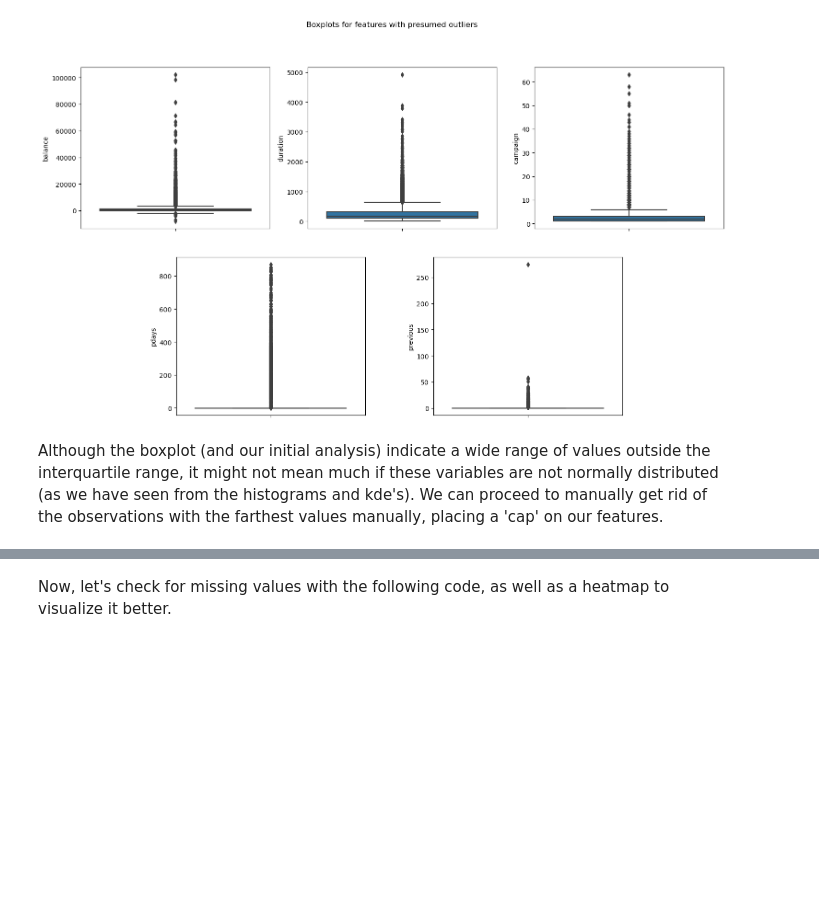
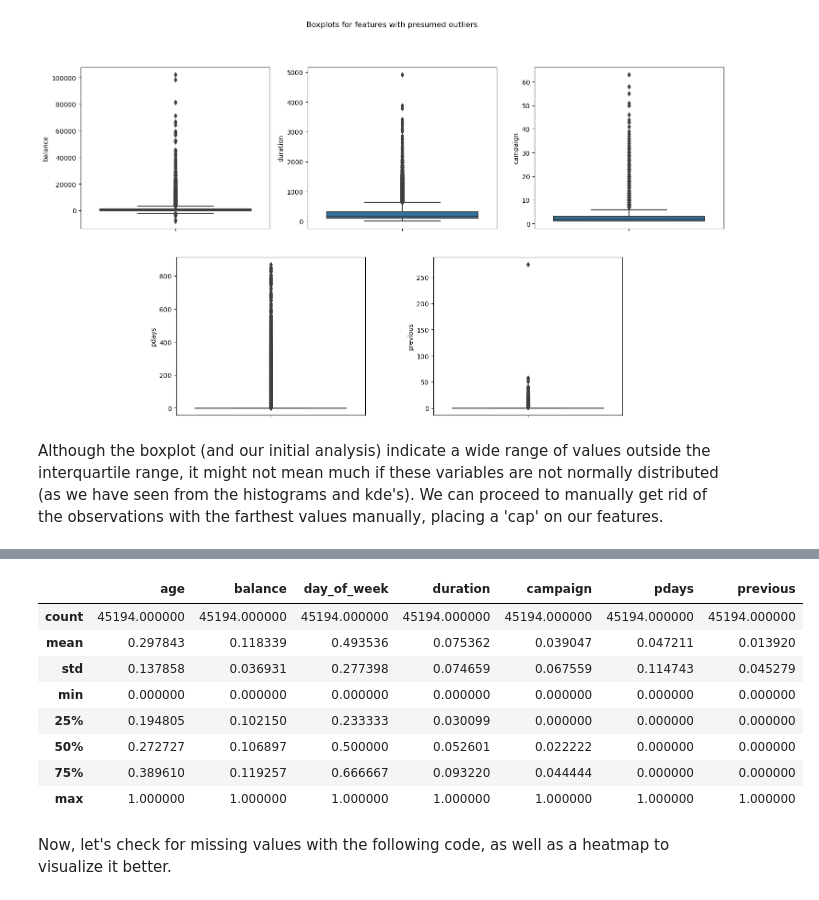
Before and after one commit to ianpv04/Data-Glacier-Project, a Jupyter notebook: project.ipynb, the cells around one changed output, grey strips where cells are left out. Saved outputs shown, nothing was run; the diff lists cells and outputs as text; code cells hidden in the pictures; blank space fills up the shorter version.

```diff
--- a/project.ipynb
+++ b/project.ipynb
@@ -109,0 +132,5 @@ Although the boxplot (and our initial analysis) indicate a wide range of values
+# %%
+from sklearn.preprocessing import MinMaxScaler
+scaler = MinMaxScaler()
+norm_df = pd.DataFrame(scaler.fit_transform(df[numeric_cols]), columns=df[numeric_cols].columns)
+norm_df.head()
@@ -110,3 +144,15 @@ Although the boxplot (and our initial analysis) indicate a wide range of values
+# %%
+norm_df.describe()
+# %% [output]
+|  | age | balance | day_of_week | duration | campaign | pdays | previous |
+| count | 45194.000000 | 45194.000000 | 45194.000000 | 45194.000000 | 45194.000000 | 45194.000000 | 45194.000000 |
+| mean | 0.297843 | 0.118339 | 0.493536 | 0.075362 | 0.039047 | 0.047211 | 0.013920 |
+| std | 0.137858 | 0.036931 | 0.277398 | 0.074659 | 0.067559 | 0.114743 | 0.045279 |
+| min | 0.000000 | 0.000000 | 0.000000 | 0.000000 | 0.000000 | 0.000000 | 0.000000 |
+| 25% | 0.194805 | 0.102150 | 0.233333 | 0.030099 | 0.000000 | 0.000000 | 0.000000 |
+| 50% | 0.272727 | 0.106897 | 0.500000 | 0.052601 | 0.022222 | 0.000000 | 0.000000 |
+| 75% | 0.389610 | 0.119257 | 0.666667 | 0.093220 | 0.044444 | 0.000000 | 0.000000 |
+| max | 1.000000 | 1.000000 | 1.000000 | 1.000000 | 1.000000 | 1.000000 | 1.000000 |
 # %%
 df = df[(df["balance"] < 80000) & (df["duration"] < 3500) & (df["campaign"] < 50) & (df["previous"] < 50)]
 # %% [markdown]
```
Also changed, not shown: parts of 9 cells of this notebook.
